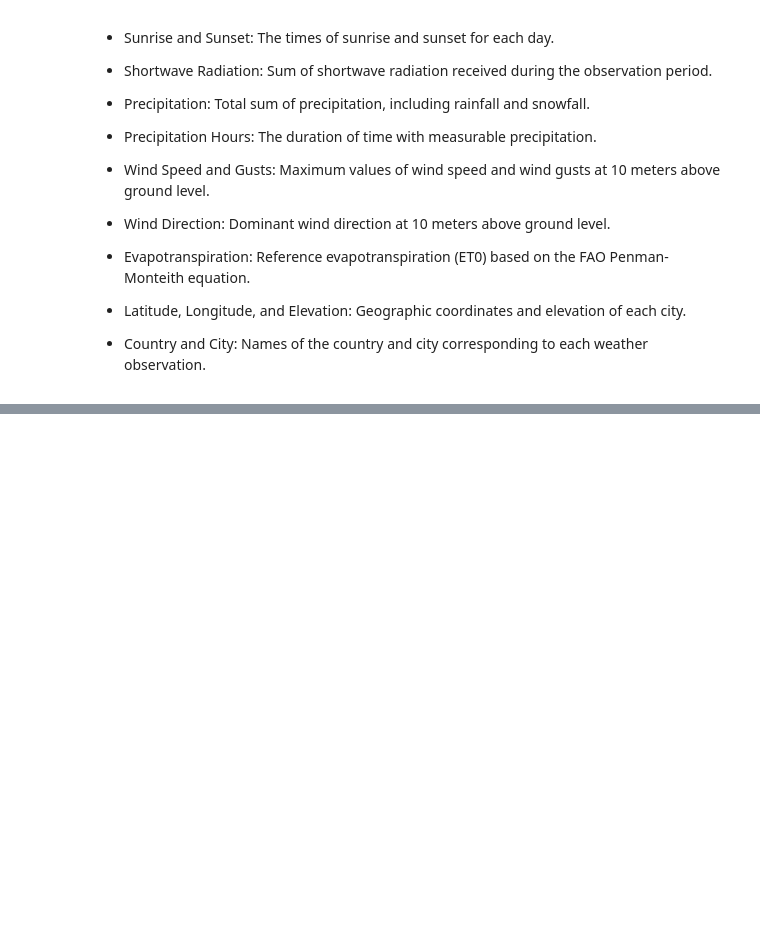
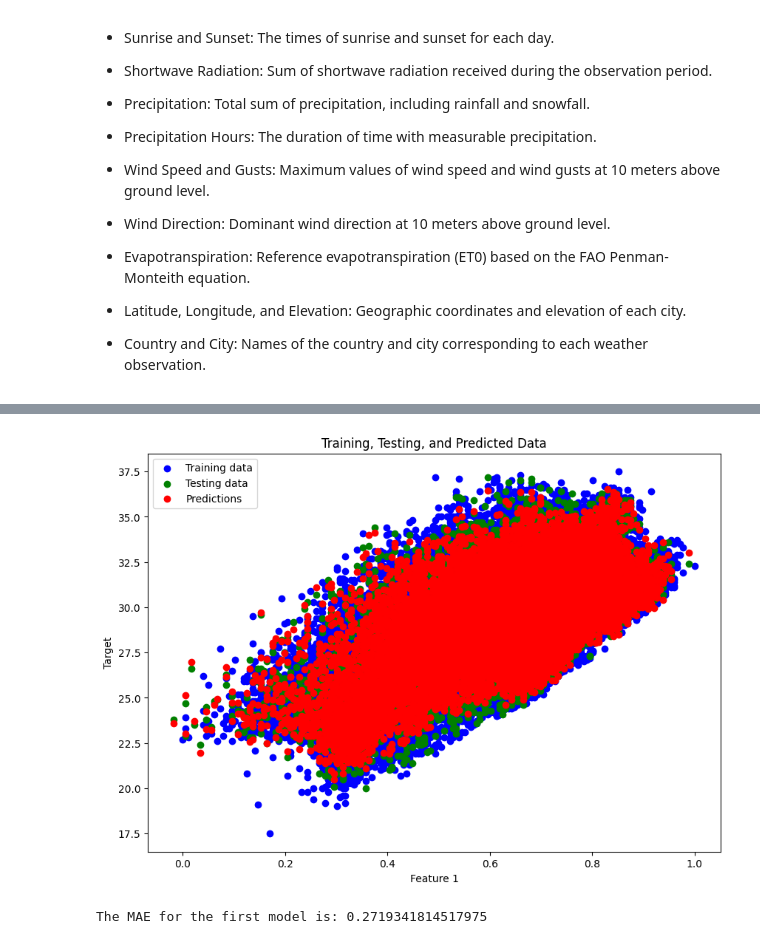
Before and after one commit to hashanranasinghe/ML, a Jupyter notebook: weather.ipynb, the cells around one changed output, grey strips where cells are left out. Drawn from its saved outputs; the diff is of its cells as text; code cells hidden in the pictures; blank space fills up the shorter version.

```diff
--- a/weather.ipynb
+++ b/weather.ipynb
@@ -191,0 +747,3 @@ df.info()
+# %%
+y_pred = model_3.predict(X_test_normal)
+y_pred
@@ -191,0 +763,27 @@ df.info()
+# %%
+def plot_predictions(train_data, train_label, test_data, test_label, predictions):
+    """
+    Plots training data, test data, and predictions.
+    Converts TensorFlow tensors to NumPy arrays if needed.
+    """
+    import numpy as np
+    import matplotlib.pyplot as plt
+
+    # Convert to NumPy arrays if inputs are TensorFlow tensors
+    if hasattr(train_label, "numpy"):
+        train_label = train_label.numpy()
+    if hasattr(test_label, "numpy"):
+        test_label = test_label.numpy()
+    if hasattr(predictions, "numpy"):
+        predictions = predictions.numpy()
+
+    # Plot the data
+    plt.figure(figsize=(10, 7))
+    plt.scatter(train_data[:, 0], train_label, c='b', label='Training data')  # First feature
+    plt.scatter(test_data[:, 0], test_label, c='g', label='Testing data')  # First feature
+    plt.scatter(test_data[:, 0], predictions, c='r', label='Predictions')  # Predictions
+    plt.legend()
+    plt.xlabel("Feature 1")
+    plt.ylabel("Target")
+    plt.title("Training, Testing, and Predicted Data")
+    plt.show()
@@ -191,0 +809,9 @@ df.info()
+# %%
+plot_predictions(train_data=tf.squeeze(X_train_normal),train_label=tf.squeeze(y_train),test_data=X_test_normal,test_label=y_test,predictions=y_pred)
+# %% [output]
+[figure, added]
+# %%
+MAE_1 = tf.keras.losses.MAE(y_test,tf.squeeze(y_pred))
+print(f"The MAE for the first model is: {MAE_1}")
+# %% [output]
+The MAE for the first model is: 0.2719341814517975
```
Also changed, not shown: parts of 61 cells of this notebook.
